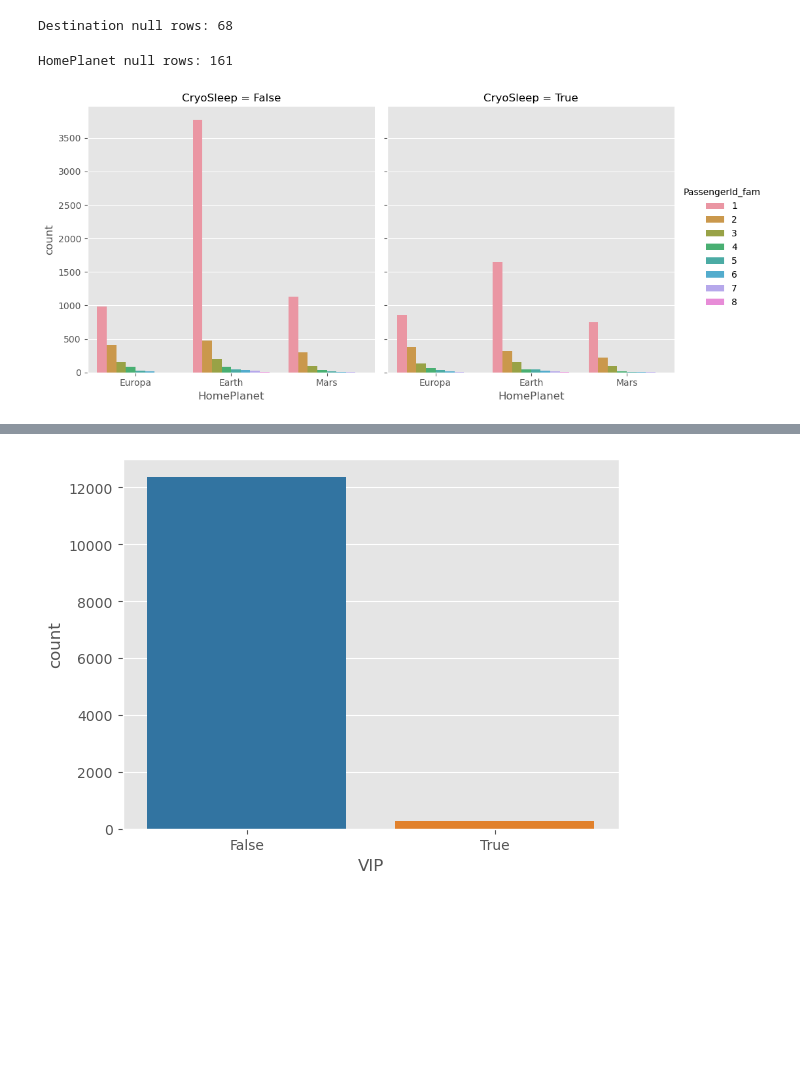
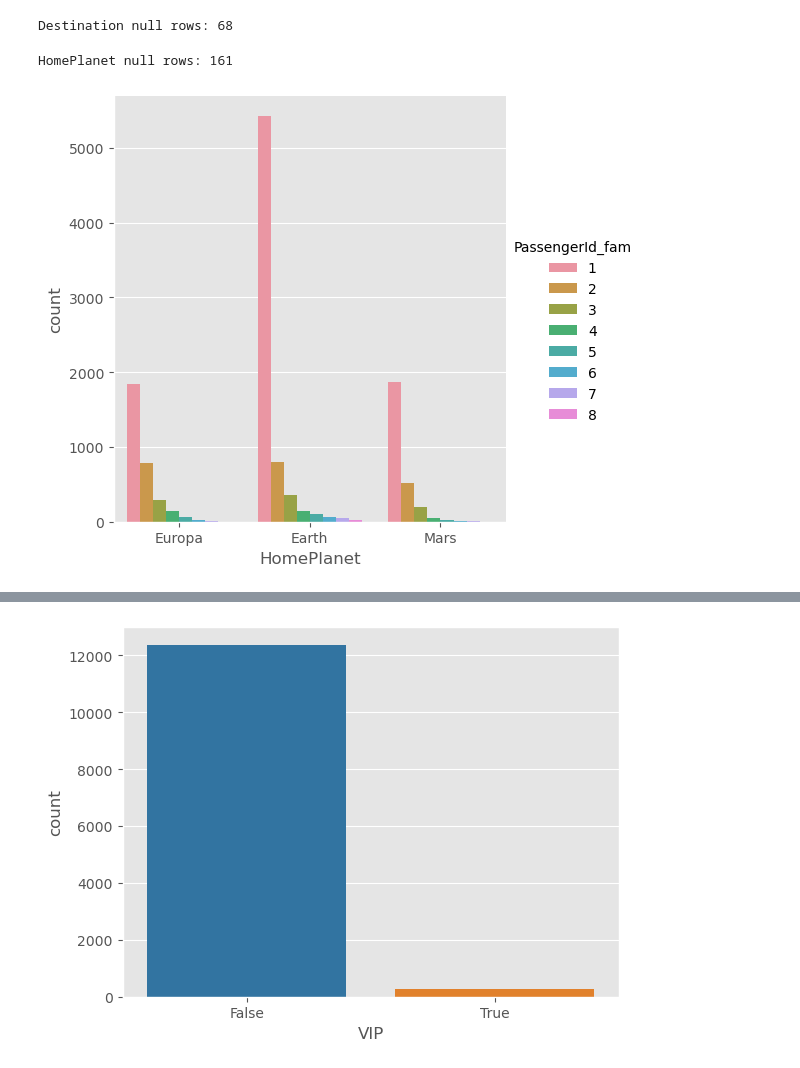
Before and after one commit to myunusyesil/Titanic_SpaceShip_ML_Project, a Jupyter notebook: spaceship-starter.ipynb, the cells around one changed output, grey strips where cells are left out. Drawn from its saved outputs; the diff is of its cells as text; code cells hidden in the pictures; blank space fills up the shorter version.

```diff
--- a/spaceship-starter.ipynb
+++ b/spaceship-starter.ipynb
@@ -254,8 +254,8 @@ print(f"Destination null rows: {full_df['Destination'].isnull().sum()}")
 # %% [output]
 Destination null rows: 68
 # %%
-sns.catplot(kind="count", data=full_df, x="HomePlanet", hue="PassengerId_fam", col="CryoSleep");
+sns.catplot(kind="count", data=full_df, x="HomePlanet", hue="PassengerId_fam");
 print(f"HomePlanet null rows: {full_df['HomePlanet'].isnull().sum()}")
 # %% [output]
 HomePlanet null rows: 161
-[figure, old version]
+[figure, new version]
```
Also changed, not shown: parts of 25 cells of this notebook.
